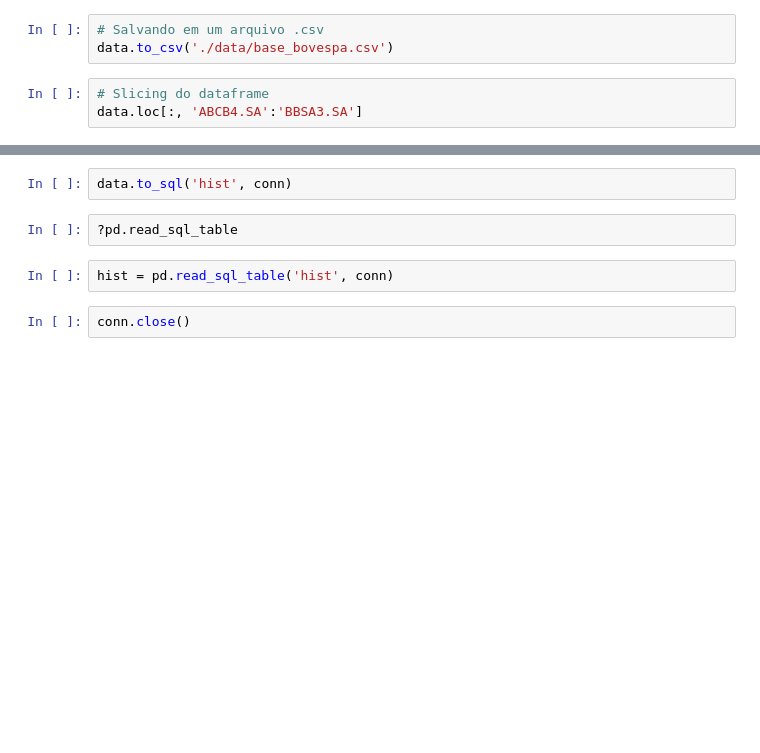
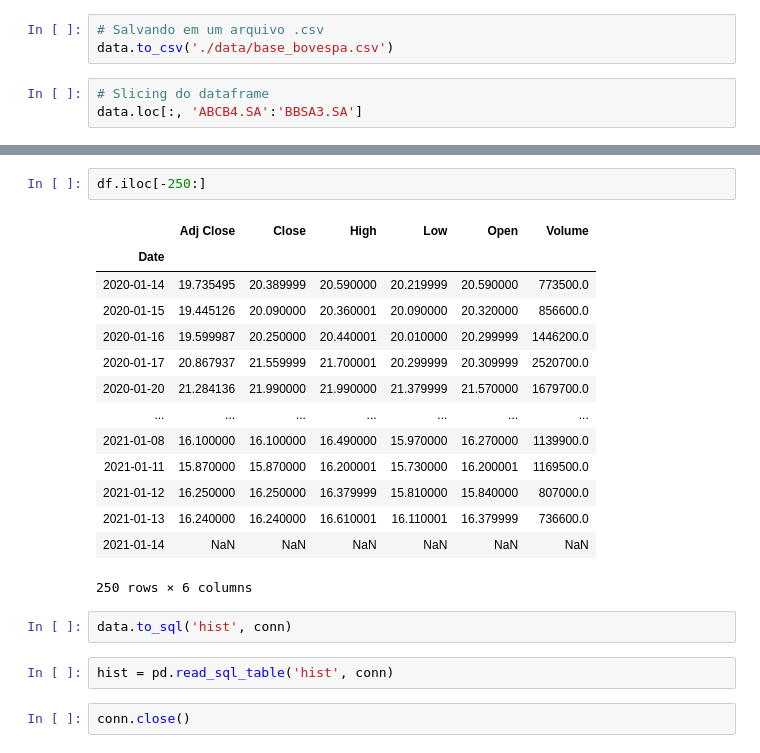
Before and after one commit to rafaelschena/stocks_analyzer, a Jupyter notebook: tests.ipynb, the cells around one changed output, grey strips where cells are left out. Cells and saved outputs as stored; diff of their text form; blank space fills up the shorter version.

```diff
--- a/tests.ipynb
+++ b/tests.ipynb
@@ -74,7 +151,22 @@ conn = sqlite3.connect("./data/historico_bovespa.db")
+# %%
+df.iloc[-250:]
+# %% [output]
+|  | Adj Close | Close | High | Low | Open | Volume |
+| Date |  |  |  |  |  |  |
+| 2020-01-14 | 19.735495 | 20.389999 | 20.590000 | 20.219999 | 20.590000 | 773500.0 |
+| 2020-01-15 | 19.445126 | 20.090000 | 20.360001 | 20.090000 | 20.320000 | 856600.0 |
+| 2020-01-16 | 19.599987 | 20.250000 | 20.440001 | 20.010000 | 20.299999 | 1446200.0 |
+| 2020-01-17 | 20.867937 | 21.559999 | 21.700001 | 20.299999 | 20.309999 | 2520700.0 |
+| 2020-01-20 | 21.284136 | 21.990000 | 21.990000 | 21.379999 | 21.570000 | 1679700.0 |
+| ... | ... | ... | ... | ... | ... | ... |
+| 2021-01-08 | 16.100000 | 16.100000 | 16.490000 | 15.970000 | 16.270000 | 1139900.0 |
+| 2021-01-11 | 15.870000 | 15.870000 | 16.200001 | 15.730000 | 16.200001 | 1169500.0 |
+| 2021-01-12 | 16.250000 | 16.250000 | 16.379999 | 15.810000 | 15.840000 | 807000.0 |
+| 2021-01-13 | 16.240000 | 16.240000 | 16.610001 | 16.110001 | 16.379999 | 736600.0 |
+| 2021-01-14 | NaN | NaN | NaN | NaN | NaN | NaN |
+250 rows × 6 columns
 # %%
 data.to_sql('hist', conn)
-# %%
-?pd.read_sql_table
 # %%
 hist = pd.read_sql_table('hist', conn)
 # %%
```
Also changed, not shown: parts of 27 cells of this notebook, 3 other files.
